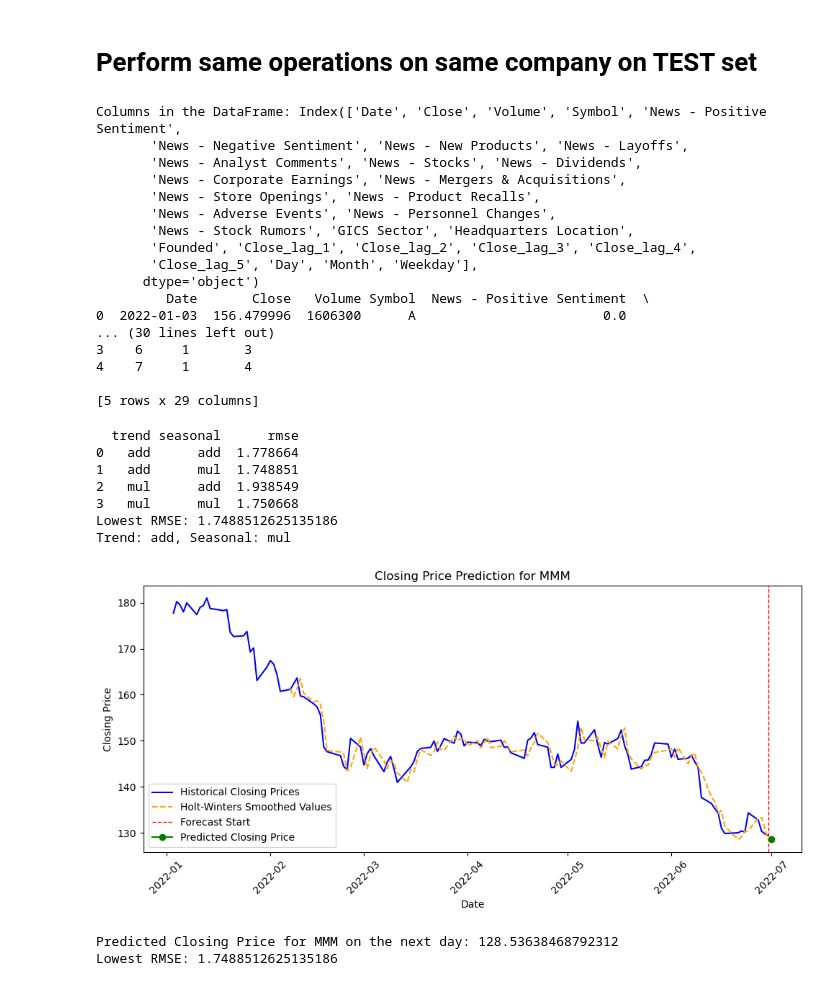
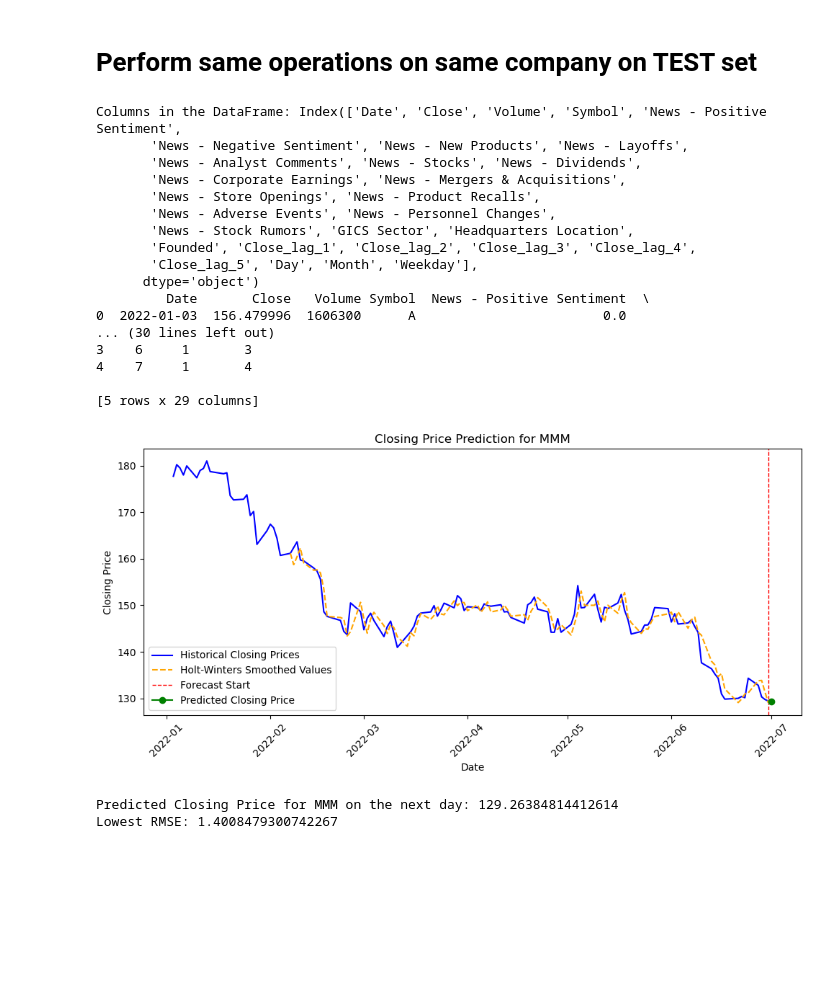
Before and after one commit to yothisisash/IT1244-Stock-Market, a Jupyter notebook: holt_winters_single_company_v2.ipynb, the cells around one changed output. Cells and saved outputs as stored; diff of their text form; code cells hidden in the pictures; blank space fills up the shorter version.

```diff
--- a/holt_winters_single_company_v2.ipynb
+++ b/holt_winters_single_company_v2.ipynb
@@ -211,70 +211,13 @@ company_data.set_index('Date', inplace=True)
 if len(company_data) < 5:
     raise ValueError("Not enough data to predict. At least 5 days are required.")
 
+
 # Use the last n days for modeling
 last_n_days = company_data['Close'].tail(100)
 
 # Ensure 'last_n_days' is not empty
 if last_n_days.empty:
     raise ValueError("No closing price data available for modeling.")
-
-# Define rolling window parameters
-n = len(last_n_days)
-train_size = int(n * 0.8)
-test_size = n - train_size
-roll_window = 1  # Use a smaller value like 1 for rolling windows
-
-# Define parameter combinations
-param_combinations = [
-    ('add', 'add'),
-    ('add', 'mul'),
-    ('mul', 'add'),
-    ('mul', 'mul')
-]
-
-results = []
-
-# Rolling window cross-validation
-for start in range(0, test_size, roll_window):
-    train = last_n_days.iloc[:train_size + start]
-    test = last_n_days.iloc[train_size + start: train_size + start + roll_window]
-
-    for trend, seasonal in param_combinations:
-        try:
-            model = ExponentialSmoothing(train, trend=trend, seasonal=seasonal, seasonal_periods=12)
-            fit = model.fit()
-
-            # Forecast the next value(s)
-            forecast = fit.forecast(roll_window)
-
-            # Calculate RMSE
-            rmse = root_mean_squared_error(test, forecast)  # Using squared=False for RMSE
-
-            results.append({
-                'trend': trend,
-                'seasonal': seasonal,
-                'start': start,
-                'rmse': rmse,
-            })
-        except Exception as e:
-            print(f"Error fitting model with trend={trend} and seasonal={seasonal}: {e}")
-
-# Convert results to DataFrame for analysis
-results_df = pd.DataFrame(results)
-
-# Summarize results
-summary = results_df.groupby(['trend', 'seasonal']).agg({'rmse': 'mean'}).reset_index()
-print(summary)
-
-# Find the row with the minimum RMSE
-lowest_rmse_row = summary.loc[summary['rmse'].idxmin()]
-
-# Extract the trend and seasonal values
-lowest_trend = lowest_rmse_row['trend']
-lowest_seasonal = lowest_rmse_row['seasonal']
-
-print(f"Lowest RMSE: {lowest_rmse_row['rmse']}")
-print(f"Trend: {lowest_trend}, Seasonal: {lowest_seasonal}")
 
 # Fit the Holt-Winters model
 model = ExponentialSmoothing(
@@ -299,40 +242,33 @@ plt.axvline(x=historical_m_data.index[-1], color='red', linewidth=1, linestyle='
 plt.plot(historical_m_data.index[-1] + pd.DateOffset(days=1), forecast, marker='o', label='Predicted Closing Price', color='green')
 plt.title(f'Closing Price Prediction for {company}')
 plt.xlabel('Date')
 plt.ylabel('Closing Price')
 plt.legend()
 plt.xticks(rotation=45)
 plt.tight_layout()
 plt.show()
 
 # Output the predicted closing price
 print(f'Predicted Closing Price for {company} on the next day: {forecast.iloc[0]}')
 print(f"Lowest RMSE: {lowest_rmse_row['rmse']}")
 # %% [output]
 Columns in the DataFrame: Index(['Date', 'Close', 'Volume', 'Symbol', 'News - Positive Sentiment',
        'News - Negative Sentiment', 'News - New Products', 'News - Layoffs',
        'News - Analyst Comments', 'News - Stocks', 'News - Dividends',
        'News - Corporate Earnings', 'News - Mergers & Acquisitions',
        'News - Store Openings', 'News - Product Recalls',
        'News - Adverse Events', 'News - Personnel Changes',
        'News - Stock Rumors', 'GICS Sector', 'Headquarters Location',
        'Founded', 'Close_lag_1', 'Close_lag_2', 'Close_lag_3', 'Close_lag_4',
        'Close_lag_5', 'Day', 'Month', 'Weekday'],
       dtype='object')
          Date       Close   Volume Symbol  News - Positive Sentiment  \
 0  2022-01-03  156.479996  1606300      A                        0.0
 ... (30 lines left out)
 3    6     1       3
 4    7     1       4
 
 [5 rows x 29 columns]
+[figure, new version]
-  trend seasonal      rmse
-0   add      add  1.778664
-1   add      mul  1.748851
-2   mul      add  1.938549
-3   mul      mul  1.750668
-Lowest RMSE: 1.7488512625135186
-Trend: add, Seasonal: mul
+Predicted Closing Price for MMM on the next day: 129.26384814412614
+Lowest RMSE: 1.4008479300742267
-[figure, old version]
-Predicted Closing Price for MMM on the next day: 128.53638468792312
-Lowest RMSE: 1.7488512625135186
```
Also changed, not shown: parts of 1 cell of this notebook.
